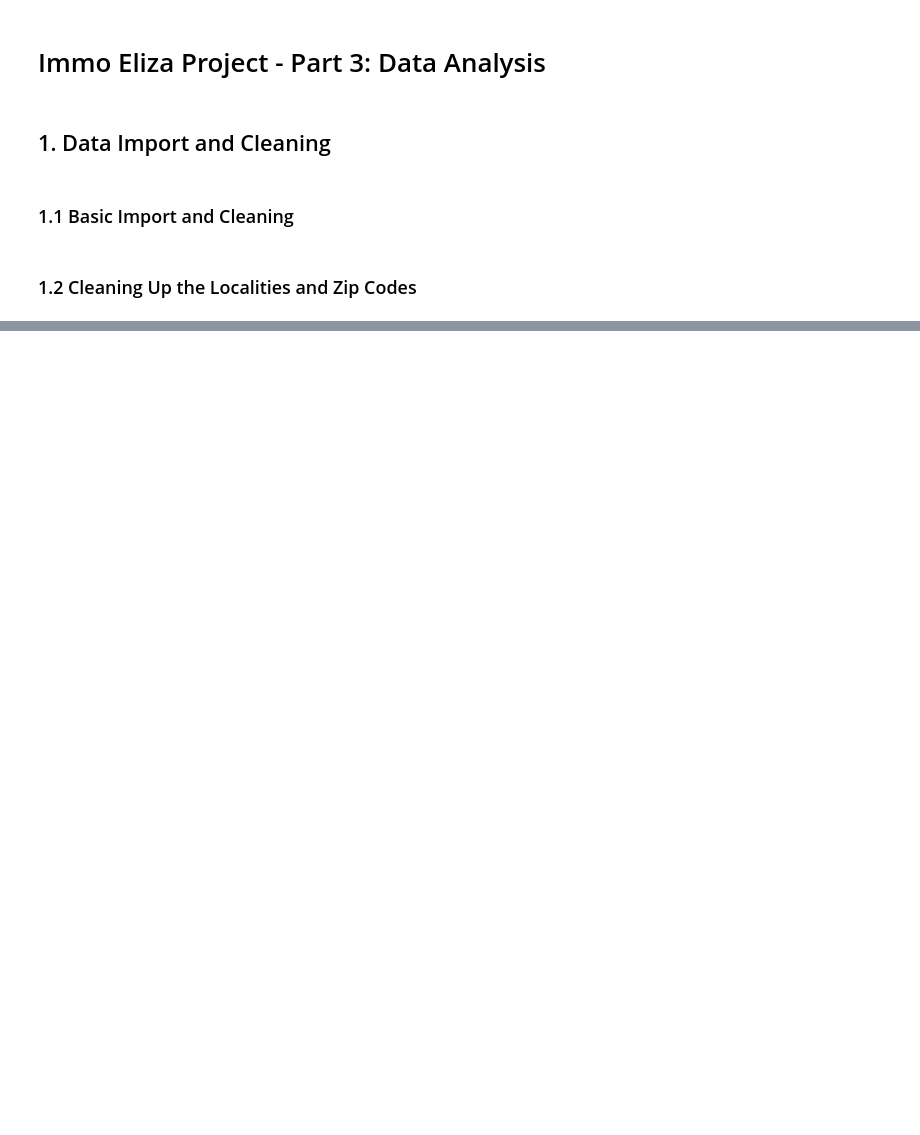
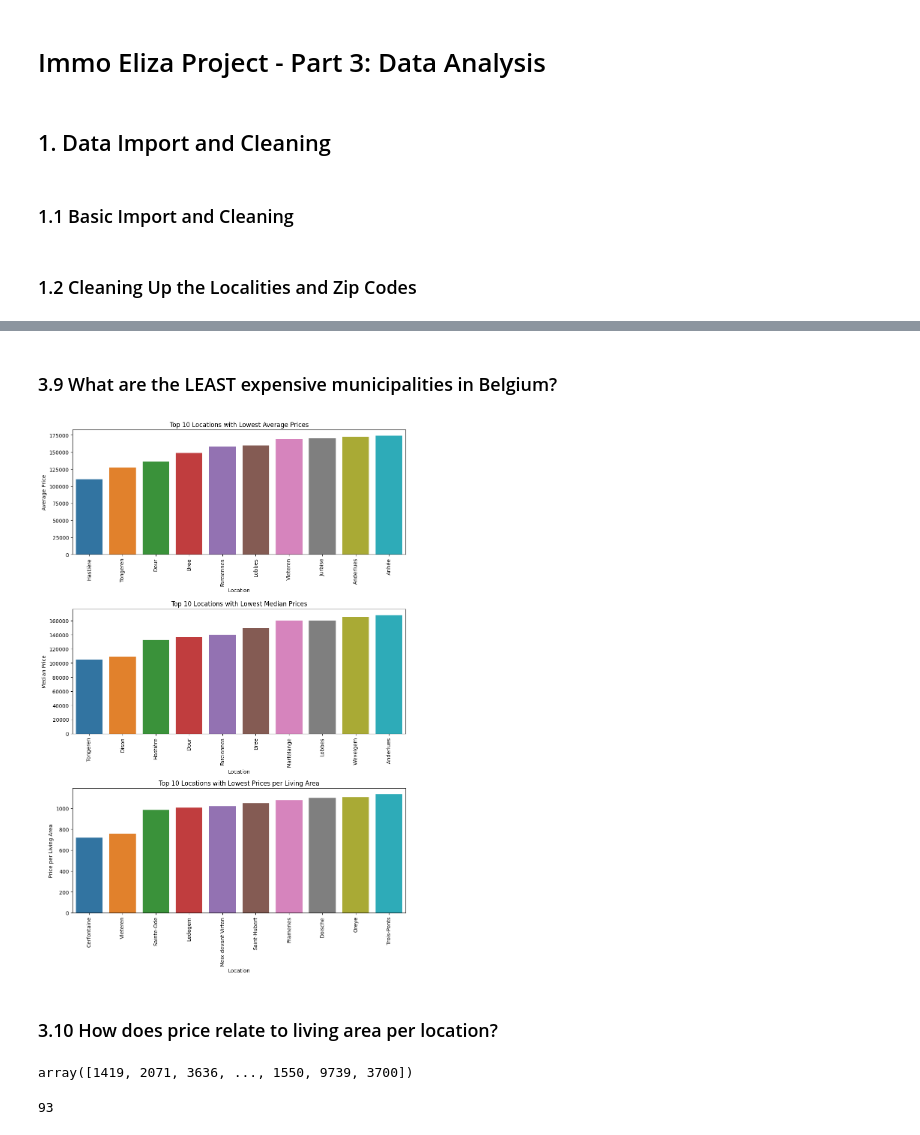
Before and after one commit to brammichielsen/challenge-regression, a Jupyter notebook: Eliza-2.ipynb, the cells around one changed output, grey strips where cells are left out. Cells and saved outputs as stored; diff of their text form; code cells hidden in the pictures; blank space fills up the shorter version.

```diff
--- a/Eliza-2.ipynb
+++ b/Eliza-2.ipynb
@@ -119,0 +134,62 @@ plt.show()
+# %% [markdown]
+### 3.9 What are the LEAST expensive municipalities in Belgium?
+# %%
+val = 10
+
+# Calculate the top zip codes with lowest average prices
+bottom_avg_prices = df.groupby('Locality')['Price of property in euro'].mean().nsmallest(val)
+
+# Calculate the top zip codes with lowest median prices
+bottom_median_prices = df.groupby('Locality')['Price of property in euro'].median().nsmallest(val)
+
+# Calculate the top zip codes with lowest prices per living area
+df['Price per Living Area'] = df['Price of property in euro'] / df['Living area']
+bottom_prices_per_area = df.groupby('Locality')['Price per Living Area'].mean().nsmallest(val)
+
+# Create subplots
+fig, axes = plt.subplots(3, 1, figsize=(val, 15))
+
+# Plot the top zip codes with lowest average prices
+sns.barplot(x=bottom_avg_prices.index, y=bottom_avg_prices.values, ax=axes[0])
+axes[0].set_title('Top ' + str(val) + ' Locations with Lowest Average Prices')
+axes[0].set_xlabel('Location')
+axes[0].set_ylabel('Average Price')
+
+# Rotate x-axis labels for the first graph
+axes[0].tick_params(axis='x', rotation=90)
+
+# Plot the top x zip codes with lowest median prices
+sns.barplot(x=bottom_median_prices.index, y=bottom_median_prices.values, ax=axes[1])
+axes[1].set_title('Top ' + str(val) + ' Locations with Lowest Median Prices')
+axes[1].set_xlabel('Location')
+axes[1].set_ylabel('Median Price')
+
+# Rotate x-axis labels for the second graph
+axes[1].tick_params(axis='x', rotation=90)
+
+# Plot the top x zip codes with lowest prices per living area
+sns.barplot(x=bottom_prices_per_area.index, y=bottom_prices_per_area.values, ax=axes[2])
+axes[2].set_title('Top ' + str(val) + ' Locations with Lowest Prices per Living Area')
+axes[2].set_xlabel('Location')
+axes[2].set_ylabel('Price per Living Area')
+
+# Rotate x-axis labels for the third graph
+axes[2].tick_params(axis='x', rotation=90)
+
+# Adjust the spacing between subplots
+plt.tight_layout()
+
+# Show the plots
+plt.show()
+# %% [output]
+[figure, added]
+# %% [markdown]
+### 3.10 How does price relate to living area per location?
+# %%
+np.where(df['Price per Living Area'] > 20000, 20000, df['Price per Living Area'])
+# %% [output]
+array([1419, 2071, 3636, ..., 1550, 9739, 3700])
+# %%
+sum(np.where(df['Price per Living Area'] > 15000, 1, 0))
+# %% [output]
+93
```
Also changed, not shown: parts of 10 cells of this notebook, 1 other file.
